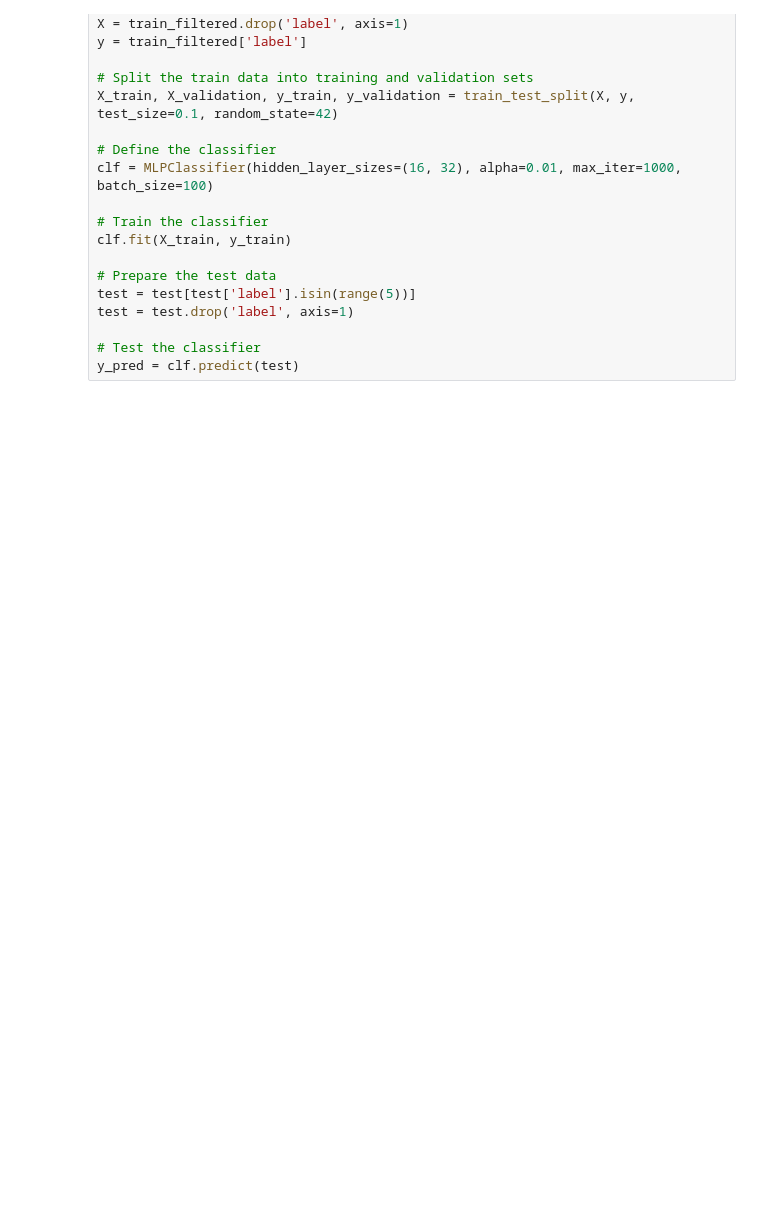
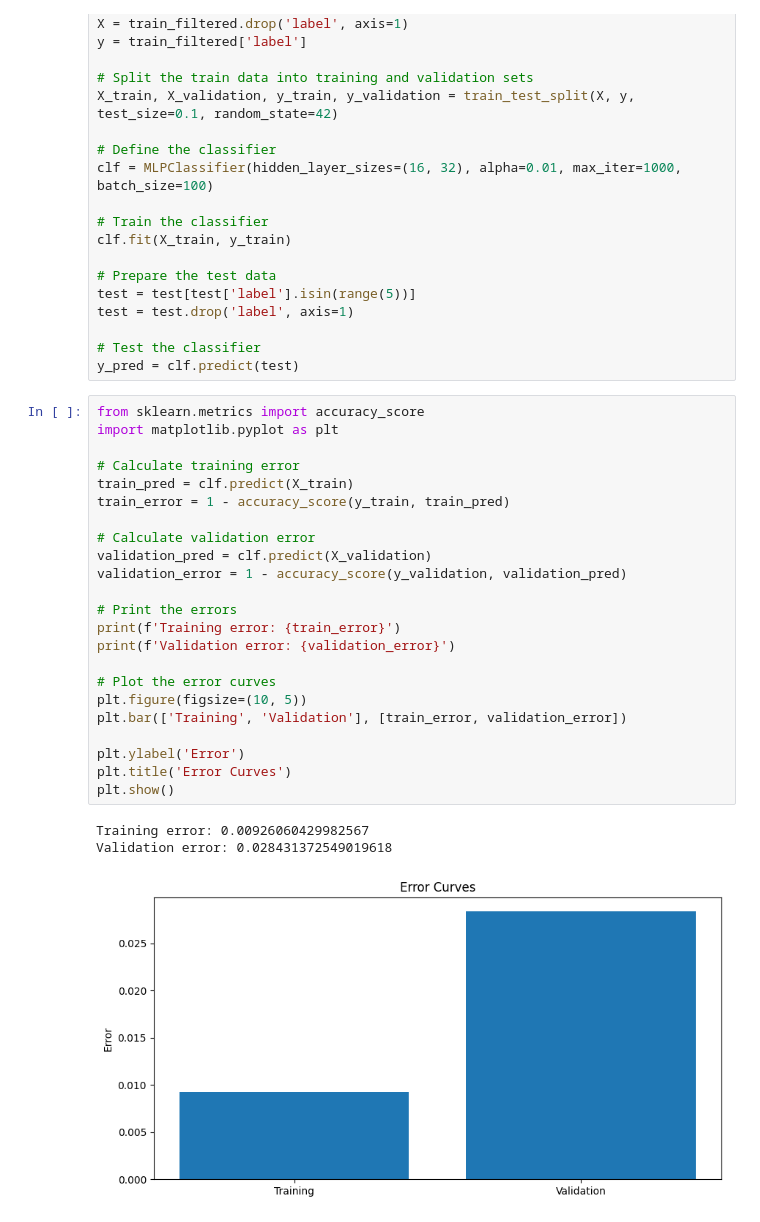
Before and after one commit to cameronzhang1/CP322-MNIST, a Jupyter notebook: p2.ipynb, the cells around one changed output. Drawn from its saved outputs; the diff is of its cells as text; blank space fills up the shorter version.

Commit message:
added error plots for training and validation

```diff
--- a/p2.ipynb
+++ b/p2.ipynb
@@ -41,3 +48,30 @@ test = test.drop('label', axis=1)
 
 # Test the classifier
 y_pred = clf.predict(test)
+# %%
+from sklearn.metrics import accuracy_score
+import matplotlib.pyplot as plt
+
+# Calculate training error
+train_pred = clf.predict(X_train)
+train_error = 1 - accuracy_score(y_train, train_pred)
+
+# Calculate validation error
+validation_pred = clf.predict(X_validation)
+validation_error = 1 - accuracy_score(y_validation, validation_pred)
+
+# Print the errors
+print(f'Training error: {train_error}')
+print(f'Validation error: {validation_error}')
+
+# Plot the error curves
+plt.figure(figsize=(10, 5))
+plt.bar(['Training', 'Validation'], [train_error, validation_error])
+
+plt.ylabel('Error')
+plt.title('Error Curves')
+plt.show()
+# %% [output]
+Training error: 0.00926060429982567
+Validation error: 0.028431372549019618
+[figure, added]
```
Also changed, not shown: parts of 2 cells of this notebook.
